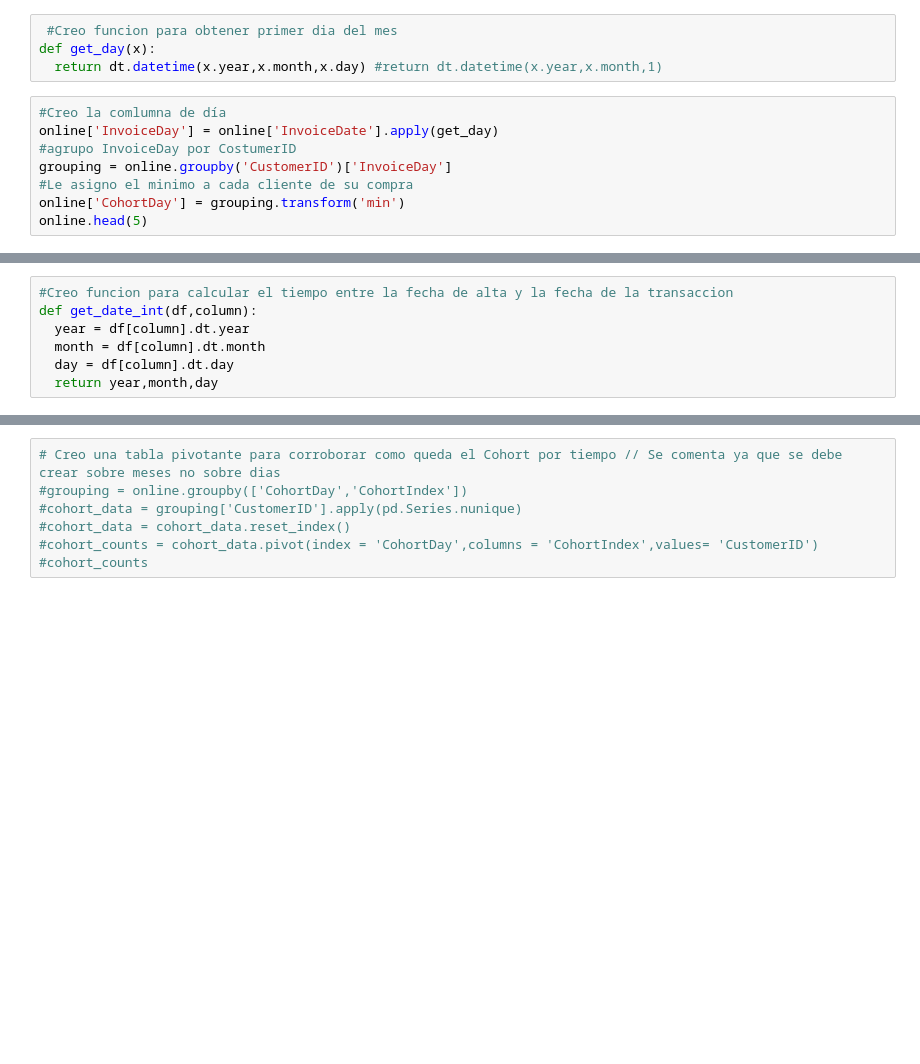
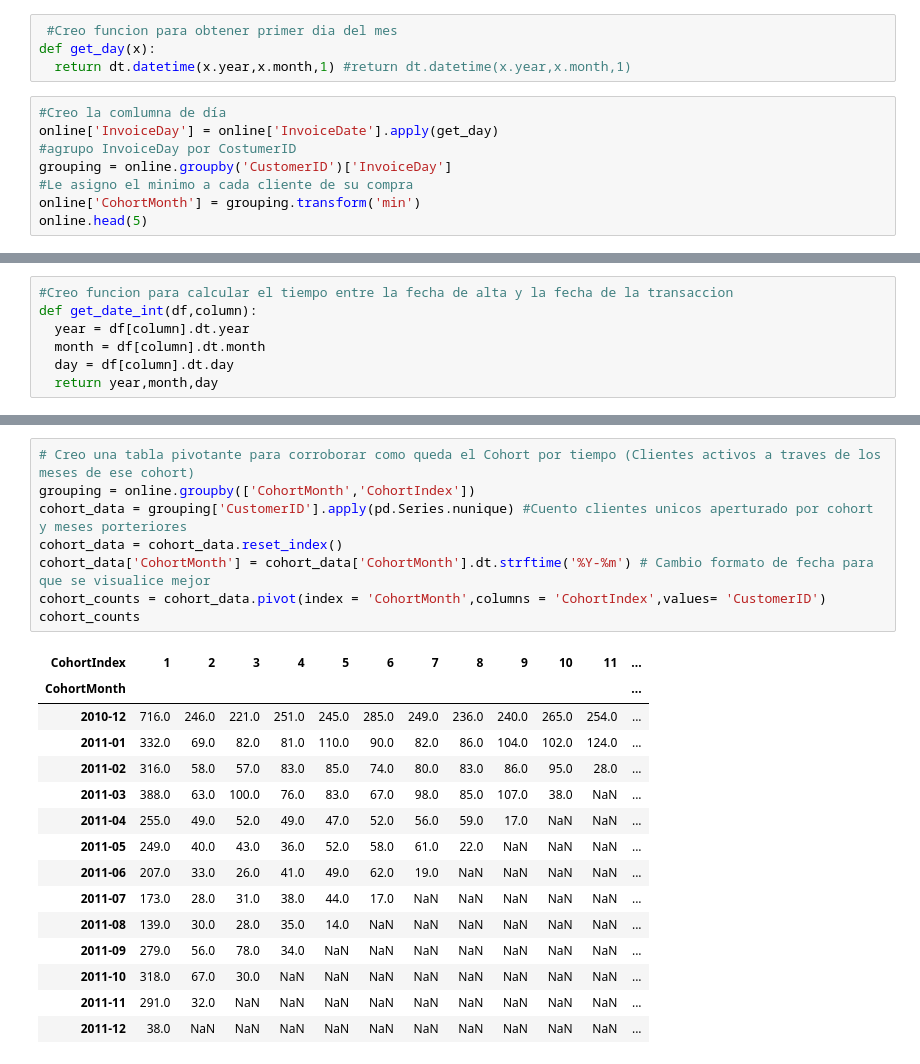
Before and after one commit to lucasnserra/CustomerSegmentation, a Jupyter notebook: Time_Cohorts.ipynb, the cells around one changed output, grey strips where cells are left out. Saved outputs shown, nothing was run; the diff lists cells and outputs as text; blank space fills up the shorter version.

```diff
--- a/Time_Cohorts.ipynb
+++ b/Time_Cohorts.ipynb
@@ -22,14 +24,14 @@ online.head()
 # %%
  #Creo funcion para obtener primer dia del mes
 def get_day(x):
-  return dt.datetime(x.year,x.month,x.day) #return dt.datetime(x.year,x.month,1)
+  return dt.datetime(x.year,x.month,1) #return dt.datetime(x.year,x.month,1)
 # %%
 #Creo la comlumna de día
 online['InvoiceDay'] = online['InvoiceDate'].apply(get_day)
 #agrupo InvoiceDay por CostumerID
 grouping = online.groupby('CustomerID')['InvoiceDay']
 #Le asigno el minimo a cada cliente de su compra
-online['CohortDay'] = grouping.transform('min')
+online['CohortMonth'] = grouping.transform('min')
 online.head(5)
 # %% [output]
 |  | Unnamed: 0 | InvoiceNo | StockCode | Description | Quantity | InvoiceDate | UnitPrice | CustomerID | Country | ... |
@@ -70,7 +62,24 @@ online.head()
 # %%
-# Creo una tabla pivotante para corroborar como queda el Cohort por tiempo // Se comenta ya que se debe crear sobre meses no sobre dias
-#grouping = online.groupby(['CohortDay','CohortIndex'])
-#cohort_data = grouping['CustomerID'].apply(pd.Series.nunique)
-#cohort_data = cohort_data.reset_index()
-#cohort_counts = cohort_data.pivot(index = 'CohortDay',columns = 'CohortIndex',values= 'CustomerID')
-#cohort_counts
+# Creo una tabla pivotante para corroborar como queda el Cohort por tiempo (Clientes activos a traves de los meses de ese cohort)
+grouping = online.groupby(['CohortMonth','CohortIndex'])
+cohort_data = grouping['CustomerID'].apply(pd.Series.nunique) #Cuento clientes unicos aperturado por cohort y meses porteriores
+cohort_data = cohort_data.reset_index()
+cohort_data['CohortMonth'] = cohort_data['CohortMonth'].dt.strftime('%Y-%m') # Cambio formato de fecha para que se visualice mejor
+cohort_counts = cohort_data.pivot(index = 'CohortMonth',columns = 'CohortIndex',values= 'CustomerID')
+cohort_counts
+# %% [output]
+| CohortIndex | 1 | 2 | 3 | 4 | 5 | 6 | 7 | 8 | 9 | 10 | 11 | ... |
+| CohortMonth |  |  |  |  |  |  |  |  |  |  |  | ... |
+| 2010-12 | 716.0 | 246.0 | 221.0 | 251.0 | 245.0 | 285.0 | 249.0 | 236.0 | 240.0 | 265.0 | 254.0 | ... |
+| 2011-01 | 332.0 | 69.0 | 82.0 | 81.0 | 110.0 | 90.0 | 82.0 | 86.0 | 104.0 | 102.0 | 124.0 | ... |
+| 2011-02 | 316.0 | 58.0 | 57.0 | 83.0 | 85.0 | 74.0 | 80.0 | 83.0 | 86.0 | 95.0 | 28.0 | ... |
+| 2011-03 | 388.0 | 63.0 | 100.0 | 76.0 | 83.0 | 67.0 | 98.0 | 85.0 | 107.0 | 38.0 | NaN | ... |
+| 2011-04 | 255.0 | 49.0 | 52.0 | 49.0 | 47.0 | 52.0 | 56.0 | 59.0 | 17.0 | NaN | NaN | ... |
+| 2011-05 | 249.0 | 40.0 | 43.0 | 36.0 | 52.0 | 58.0 | 61.0 | 22.0 | NaN | NaN | NaN | ... |
+| 2011-06 | 207.0 | 33.0 | 26.0 | 41.0 | 49.0 | 62.0 | 19.0 | NaN | NaN | NaN | NaN | ... |
+| 2011-07 | 173.0 | 28.0 | 31.0 | 38.0 | 44.0 | 17.0 | NaN | NaN | NaN | NaN | NaN | ... |
+| 2011-08 | 139.0 | 30.0 | 28.0 | 35.0 | 14.0 | NaN | NaN | NaN | NaN | NaN | NaN | ... |
+| 2011-09 | 279.0 | 56.0 | 78.0 | 34.0 | NaN | NaN | NaN | NaN | NaN | NaN | NaN | ... |
+| 2011-10 | 318.0 | 67.0 | 30.0 | NaN | NaN | NaN | NaN | NaN | NaN | NaN | NaN | ... |
+| 2011-11 | 291.0 | 32.0 | NaN | NaN | NaN | NaN | NaN | NaN | NaN | NaN | NaN | ... |
+| 2011-12 | 38.0 | NaN | NaN | NaN | NaN | NaN | NaN | NaN | NaN | NaN | NaN | ... |
```
Also changed, not shown: parts of 7 cells of this notebook.
